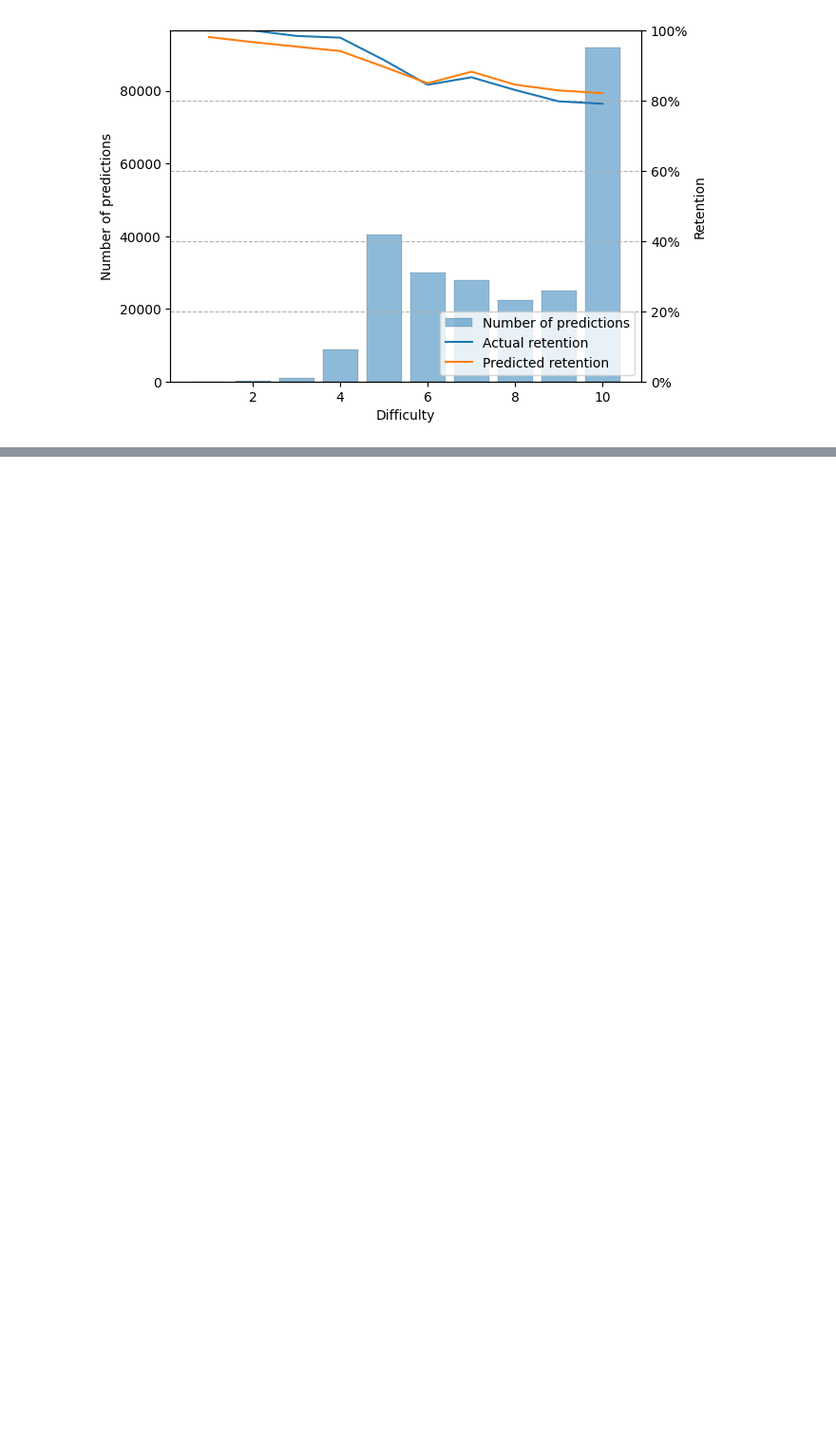
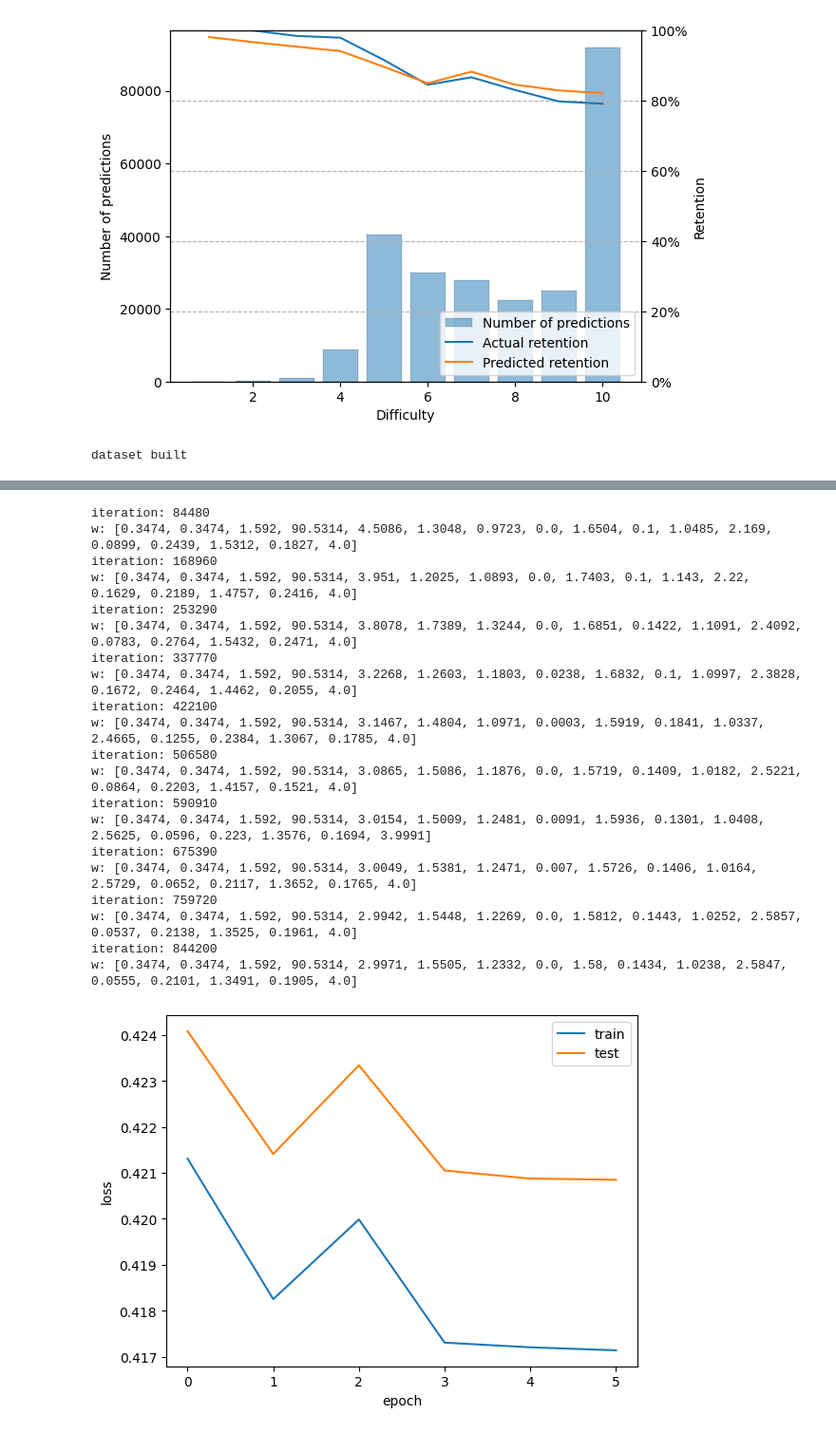
Before and after one commit to open-spaced-repetition/spaced-repetition-algorithm-metric, a Jupyter notebook: ICILoss.ipynb, the cells around one changed output, grey strips where cells are left out. Shown at 95% size. Saved outputs shown, nothing was run; the diff lists cells and outputs as text; code cells hidden in the pictures; blank space fills up the shorter version.

```diff
--- a/ICILoss.ipynb
+++ b/ICILoss.ipynb
@@ -153,3 +153,34 @@ EMax: 0.3816
 [figure]
 [figure]
 [figure]
+# %%
+lr: float = 4e-2
+n_epoch: int = 5
+n_splits: int = 5
+batch_size: int = 512
+verbose: bool = True
+
+
+w = []
+plots = []
+sgkf = StratifiedGroupKFold(n_splits=n_splits)
+for train_index, test_index in sgkf.split(dataset, dataset["i"], dataset["group"]):
+    train_set = dataset.iloc[train_index].copy()
+    test_set = dataset.iloc[test_index].copy()
+    trainer = Trainer(
+        train_set,
+        test_set,
+        optimizer.init_w,
+        n_epoch=n_epoch,
+        lr=lr,
+        batch_size=batch_size,
+    )
+    w.append(trainer.train(verbose=verbose))
+    if verbose:
+        plots.append(trainer.plot())
+
+w = np.array(w)
+avg_w = np.round(np.mean(w, axis=0), 4)
+optimizer.w = avg_w.tolist()
+# %% [output]
+dataset built
@@ -155,0 +255,21 @@ EMax: 0.3816
+iteration: 84480
+w: [0.3474, 0.3474, 1.592, 90.5314, 4.5086, 1.3048, 0.9723, 0.0, 1.6504, 0.1, 1.0485, 2.169, 0.0899, 0.2439, 1.5312, 0.1827, 4.0]
+iteration: 168960
+w: [0.3474, 0.3474, 1.592, 90.5314, 3.951, 1.2025, 1.0893, 0.0, 1.7403, 0.1, 1.143, 2.22, 0.1629, 0.2189, 1.4757, 0.2416, 4.0]
+iteration: 253290
+w: [0.3474, 0.3474, 1.592, 90.5314, 3.8078, 1.7389, 1.3244, 0.0, 1.6851, 0.1422, 1.1091, 2.4092, 0.0783, 0.2764, 1.5432, 0.2471, 4.0]
+iteration: 337770
+w: [0.3474, 0.3474, 1.592, 90.5314, 3.2268, 1.2603, 1.1803, 0.0238, 1.6832, 0.1, 1.0997, 2.3828, 0.1672, 0.2464, 1.4462, 0.2055, 4.0]
+iteration: 422100
+w: [0.3474, 0.3474, 1.592, 90.5314, 3.1467, 1.4804, 1.0971, 0.0003, 1.5919, 0.1841, 1.0337, 2.4665, 0.1255, 0.2384, 1.3067, 0.1785, 4.0]
+iteration: 506580
+w: [0.3474, 0.3474, 1.592, 90.5314, 3.0865, 1.5086, 1.1876, 0.0, 1.5719, 0.1409, 1.0182, 2.5221, 0.0864, 0.2203, 1.4157, 0.1521, 4.0]
+iteration: 590910
+w: [0.3474, 0.3474, 1.592, 90.5314, 3.0154, 1.5009, 1.2481, 0.0091, 1.5936, 0.1301, 1.0408, 2.5625, 0.0596, 0.223, 1.3576, 0.1694, 3.9991]
+iteration: 675390
+w: [0.3474, 0.3474, 1.592, 90.5314, 3.0049, 1.5381, 1.2471, 0.007, 1.5726, 0.1406, 1.0164, 2.5729, 0.0652, 0.2117, 1.3652, 0.1765, 4.0]
+iteration: 759720
+w: [0.3474, 0.3474, 1.592, 90.5314, 2.9942, 1.5448, 1.2269, 0.0, 1.5812, 0.1443, 1.0252, 2.5857, 0.0537, 0.2138, 1.3525, 0.1961, 4.0]
+iteration: 844200
+w: [0.3474, 0.3474, 1.592, 90.5314, 2.9971, 1.5505, 1.2332, 0.0, 1.58, 0.1434, 1.0238, 2.5847, 0.0555, 0.2101, 1.3491, 0.1905, 4.0]
+[figure, added]
```
Also changed, not shown: parts of 2 cells of this notebook.
